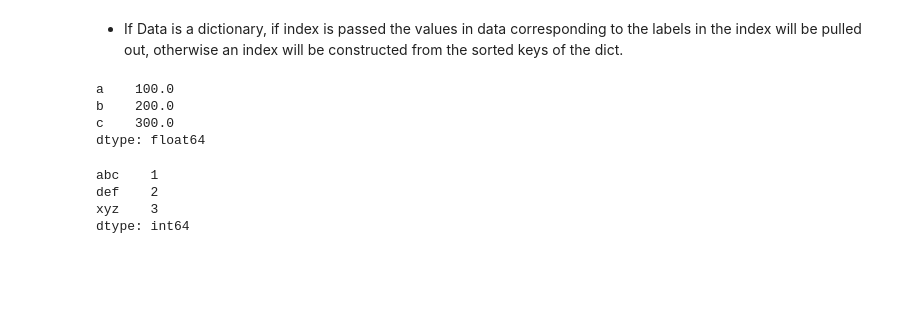
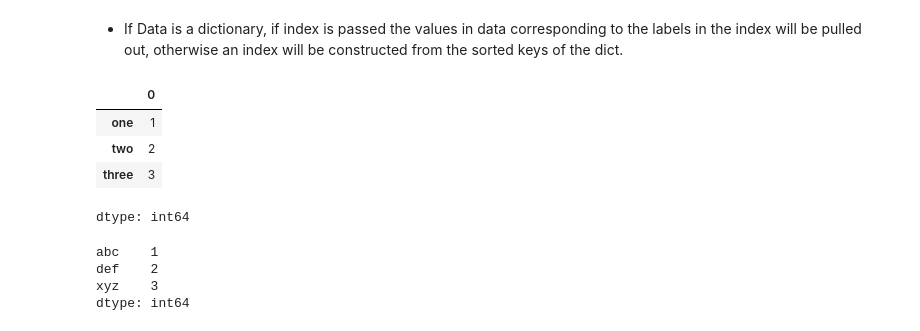
Before and after one commit to IAT-ExploringAI-2024/Week1---Intro-to-Python, a Jupyter notebook: Introduction_to_Python.ipynb, the cells around one changed output. Cells and saved outputs as stored; diff of their text form; code cells hidden in the pictures; blank space fills up the shorter version.

```diff
--- a/Introduction_to_Python.ipynb
+++ b/Introduction_to_Python.ipynb
@@ -1039,11 +1065,15 @@ Index([u'a', u'b', u'c', u'd', u'e'], dtype='object')
 # %%
 d = {'a': 100., 'b': 200., 'c': 300.}
 pd.Series(d)
+
+dict = {"one": 1, "two":2, "three":3} #example 16
+pd.Series(dict)
 # %% [output]
+|  | 0 |
+| one | 1 |
+| two | 2 |
+| three | 3 |
-a    100.0
-b    200.0
-c    300.0
-dtype: float64
+dtype: int64
 # %%
 data = {'abc': 1, 'def': 2, 'xyz': 3}
 pd.Series(data)
```
Also changed, not shown: parts of 23 cells of this notebook.
